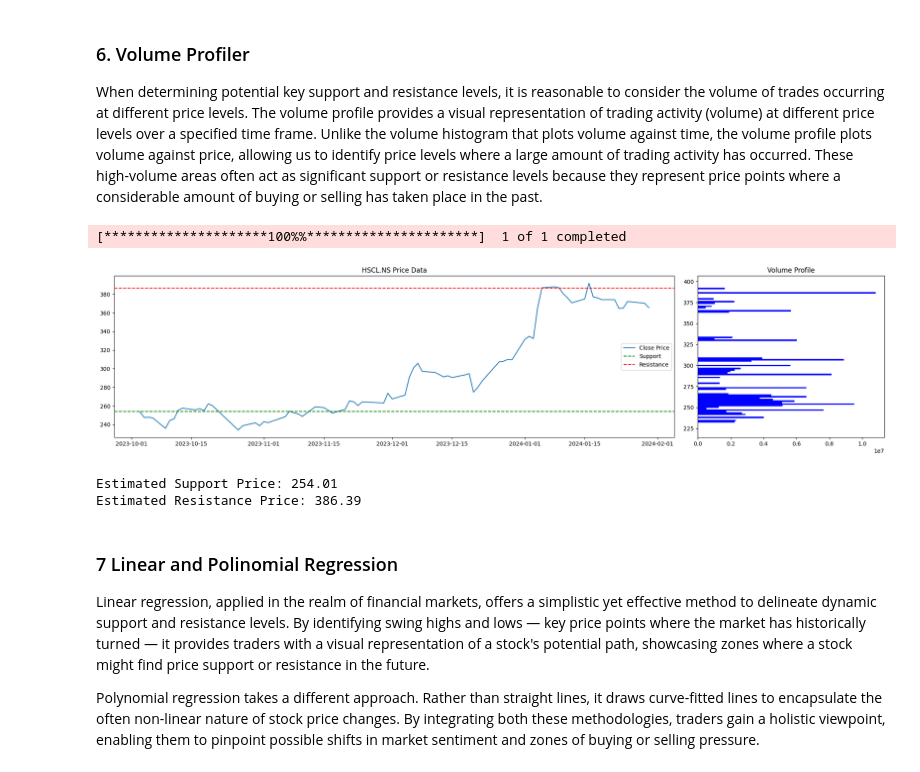
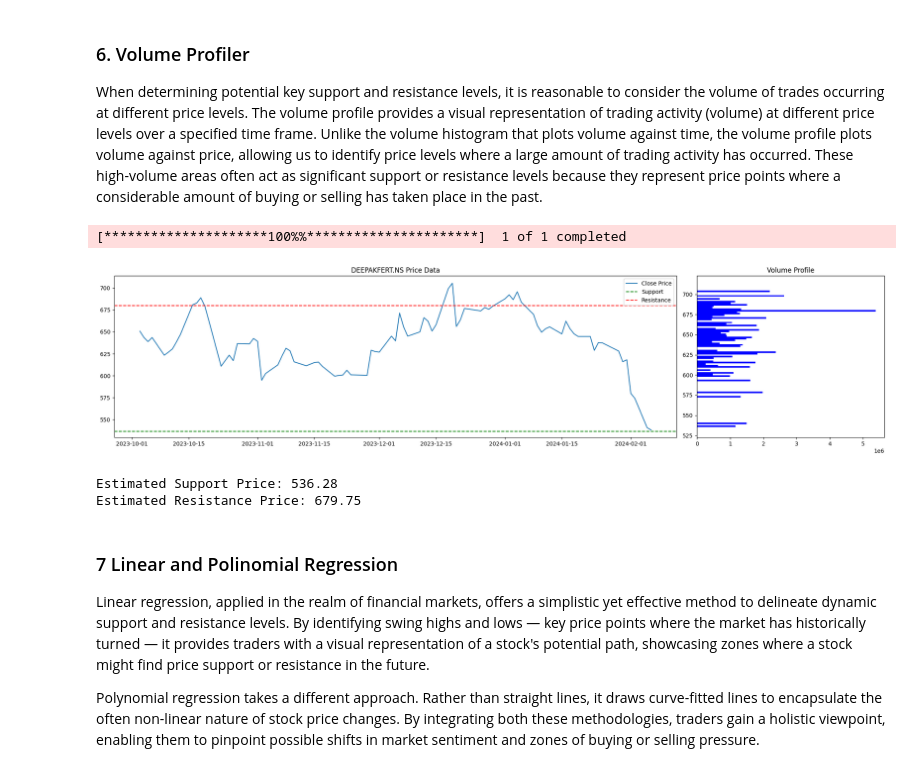
Before and after one commit to Tikam02/TechnicalAnalysis, a Jupyter notebook: Price_Action/Algorithmic-7-support-resistance.ipynb, the cells around one changed output. Cells and saved outputs as stored; diff of their text form; code cells hidden in the pictures.

```diff
--- a/Price_Action/Algorithmic-7-support-resistance.ipynb
+++ b/Price_Action/Algorithmic-7-support-resistance.ipynb
@@ -304,8 +304,8 @@ import numpy as np
 import matplotlib.pyplot as plt
 
 # Download stock data
-symbol = "HSCL.NS"
-stock_data = yf.download(symbol, start="2023-10-01", end="2024-01-31")
+symbol = "DEEPAKFERT.NS"
+stock_data = yf.download(symbol, start="2023-10-01", end="2024-02-07")
 
 # Calculate volume profile
 price_bins = np.linspace(stock_data['Low'].min(), stock_data['High'].max(), 100)
@@ -313,36 +313,36 @@ volume_profile = []
 
 for i in range(len(price_bins)-1):
     bin_mask = (stock_data['Close'] > price_bins[i]) & (stock_data['Close'] <= price_bins[i+1])
     volume_profile.append(stock_data['Volume'][bin_mask].sum())
 
 # Estimating support and resistance
 current_price = stock_data['Close'].iloc[-1]
 support_idx = np.argmax(volume_profile[:np.digitize(current_price, price_bins)])
 resistance_idx = np.argmax(volume_profile[np.digitize(current_price, price_bins):]) + np.digitize(current_price, price_bins)
 
 support_price = price_bins[support_idx]
 resistance_price = price_bins[resistance_idx]
 
 # Plotting
 fig, (ax1, ax2) = plt.subplots(nrows=1, ncols=2, figsize=(20, 5), gridspec_kw={'width_ratios': [3, 1]})
 ax1.plot(stock_data['Close'], label="Close Price")
 ax1.axhline(y=support_price, color='g', linestyle='--', label='Support')
 ax1.axhline(y=resistance_price, color='r', linestyle='--', label='Resistance')
 ax1.legend()
 ax1.set_title(f'{symbol} Price Data')
 ax2.barh(price_bins[:-1], volume_profile, height=(price_bins[1] - price_bins[0]), color='blue', edgecolor='none')
 ax2.set_title('Volume Profile')
 
 plt.tight_layout()
 plt.show()
 
 print(f"Estimated Support Price: {support_price:.2f}")
 print(f"Estimated Resistance Price: {resistance_price:.2f}")
 # %% [output]
 [*********************100%%**********************]  1 of 1 completed
-[figure, old version]
+[figure, new version]
-Estimated Support Price: 254.01
-Estimated Resistance Price: 386.39
+Estimated Support Price: 536.28
+Estimated Resistance Price: 679.75
 # %% [markdown]
 ### 7 Linear and Polinomial Regression
 Linear regression, applied in the realm of financial markets, offers a simplistic yet effective method to delineate dynamic support and resistance levels. By identifying swing highs and lows — key price points where the market has historically turned — it provides traders with a visual representation of a stock's potential path, showcasing zones where a stock might find price support or resistance in the future.
```
Also changed, not shown: parts of 2 cells of this notebook, 27 other files.
